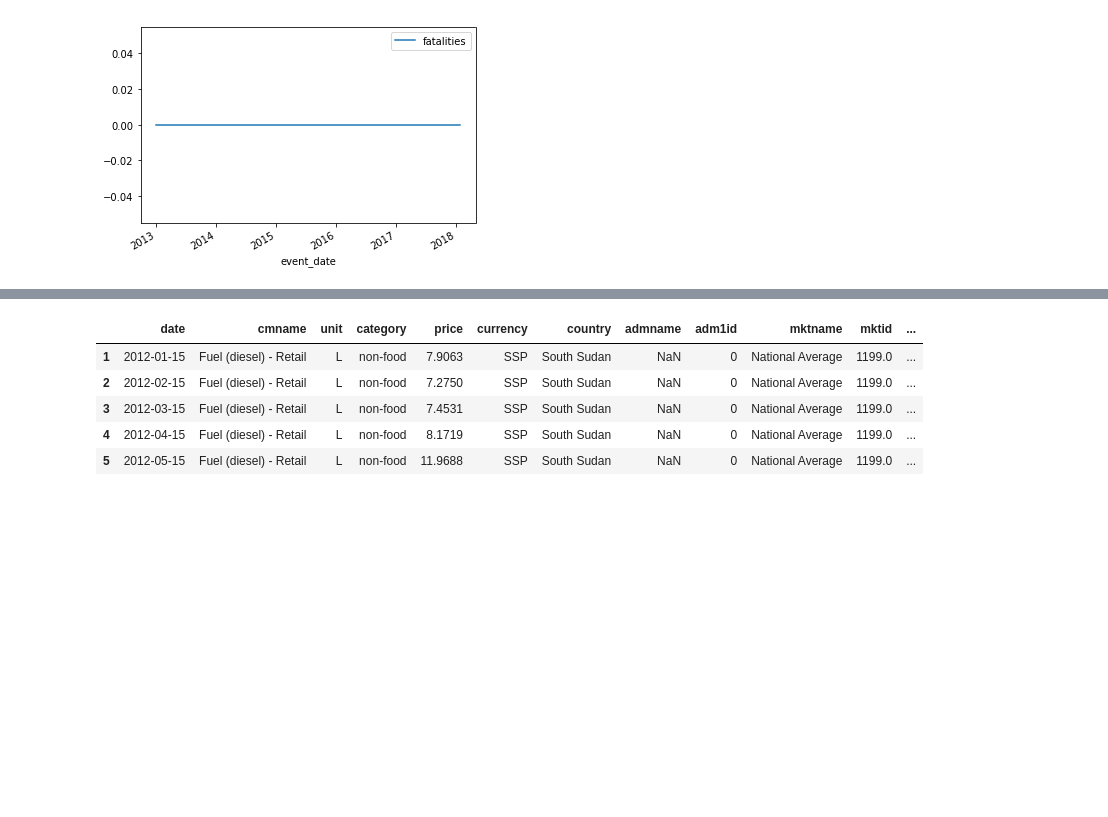
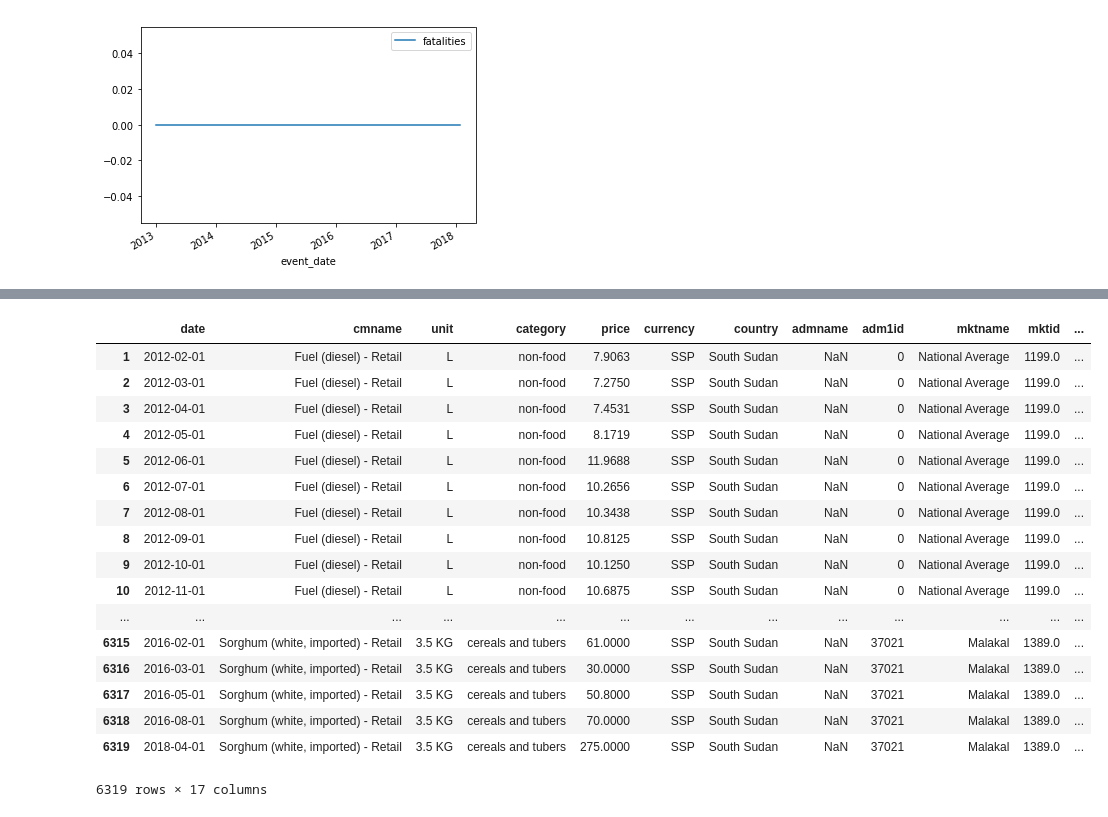
Before and after one commit to thechib12/datascience_project, a Jupyter notebook: project.ipynb, the cells around one changed output, grey strips where cells are left out. Saved outputs shown, nothing was run; the diff lists cells and outputs as text; code cells hidden in the pictures; blank space fills up the shorter version.

```diff
--- a/project.ipynb
+++ b/project.ipynb
@@ -111,18 +179,33 @@ df_agg2.plot()
 # %%
 # Import food data
 df_food = pd.read_csv("data/wfp_food_prices_south-sudan.csv")
 df_food = df_food.drop(df_food.index[0])
 df_food['date'] = pd.to_datetime(df_food['date'])
+df_food['date'] = df_food['date'] + pd.offsets.MonthBegin(0)
+df_food['date'] = df_food['date'].dt.strftime('%Y-%m')
+df_food['date'] = pd.to_datetime(df_food['date'])
 df_food['price'] = pd.to_numeric(df_food['price'])
 #df_food['cmname'] = df_food['cmname'].astype('|S')
 
-df_food.head()
+df_food
 # %% [output]
 |  | date | cmname | unit | category | price | currency | country | admname | adm1id | mktname | mktid | ... |
-| 1 | 2012-01-15 | Fuel (diesel) - Retail | L | non-food | 7.9063 | SSP | South Sudan | NaN | 0 | National Average | 1199.0 | ... |
-| 2 | 2012-02-15 | Fuel (diesel) - Retail | L | non-food | 7.2750 | SSP | South Sudan | NaN | 0 | National Average | 1199.0 | ... |
-| 3 | 2012-03-15 | Fuel (diesel) - Retail | L | non-food | 7.4531 | SSP | South Sudan | NaN | 0 | National Average | 1199.0 | ... |
-| 4 | 2012-04-15 | Fuel (diesel) - Retail | L | non-food | 8.1719 | SSP | South Sudan | NaN | 0 | National Average | 1199.0 | ... |
-| 5 | 2012-05-15 | Fuel (diesel) - Retail | L | non-food | 11.9688 | SSP | South Sudan | NaN | 0 | National Average | 1199.0 | ... |
+| 1 | 2012-02-01 | Fuel (diesel) - Retail | L | non-food | 7.9063 | SSP | South Sudan | NaN | 0 | National Average | 1199.0 | ... |
+| 2 | 2012-03-01 | Fuel (diesel) - Retail | L | non-food | 7.2750 | SSP | South Sudan | NaN | 0 | National Average | 1199.0 | ... |
+| 3 | 2012-04-01 | Fuel (diesel) - Retail | L | non-food | 7.4531 | SSP | South Sudan | NaN | 0 | National Average | 1199.0 | ... |
+| 4 | 2012-05-01 | Fuel (diesel) - Retail | L | non-food | 8.1719 | SSP | South Sudan | NaN | 0 | National Average | 1199.0 | ... |
+| 5 | 2012-06-01 | Fuel (diesel) - Retail | L | non-food | 11.9688 | SSP | South Sudan | NaN | 0 | National Average | 1199.0 | ... |
+| 6 | 2012-07-01 | Fuel (diesel) - Retail | L | non-food | 10.2656 | SSP | South Sudan | NaN | 0 | National Average | 1199.0 | ... |
+| 7 | 2012-08-01 | Fuel (diesel) - Retail | L | non-food | 10.3438 | SSP | South Sudan | NaN | 0 | National Average | 1199.0 | ... |
+| 8 | 2012-09-01 | Fuel (diesel) - Retail | L | non-food | 10.8125 | SSP | South Sudan | NaN | 0 | National Average | 1199.0 | ... |
+| 9 | 2012-10-01 | Fuel (diesel) - Retail | L | non-food | 10.1250 | SSP | South Sudan | NaN | 0 | National Average | 1199.0 | ... |
+| 10 | 2012-11-01 | Fuel (diesel) - Retail | L | non-food | 10.6875 | SSP | South Sudan | NaN | 0 | National Average | 1199.0 | ... |
+| ... | ... | ... | ... | ... | ... | ... | ... | ... | ... | ... | ... | ... |
+| 6315 | 2016-02-01 | Sorghum (white, imported) - Retail | 3.5 KG | cereals and tubers | 61.0000 | SSP | South Sudan | NaN | 37021 | Malakal | 1389.0 | ... |
+| 6316 | 2016-03-01 | Sorghum (white, imported) - Retail | 3.5 KG | cereals and tubers | 30.0000 | SSP | South Sudan | NaN | 37021 | Malakal | 1389.0 | ... |
+| 6317 | 2016-05-01 | Sorghum (white, imported) - Retail | 3.5 KG | cereals and tubers | 50.8000 | SSP | South Sudan | NaN | 37021 | Malakal | 1389.0 | ... |
+| 6318 | 2016-08-01 | Sorghum (white, imported) - Retail | 3.5 KG | cereals and tubers | 70.0000 | SSP | South Sudan | NaN | 37021 | Malakal | 1389.0 | ... |
+| 6319 | 2018-04-01 | Sorghum (white, imported) - Retail | 3.5 KG | cereals and tubers | 275.0000 | SSP | South Sudan | NaN | 37021 | Malakal | 1389.0 | ... |
+6319 rows × 17 columns
 # %%
 foodarray = []
```
Also changed, not shown: parts of 13 cells of this notebook.
